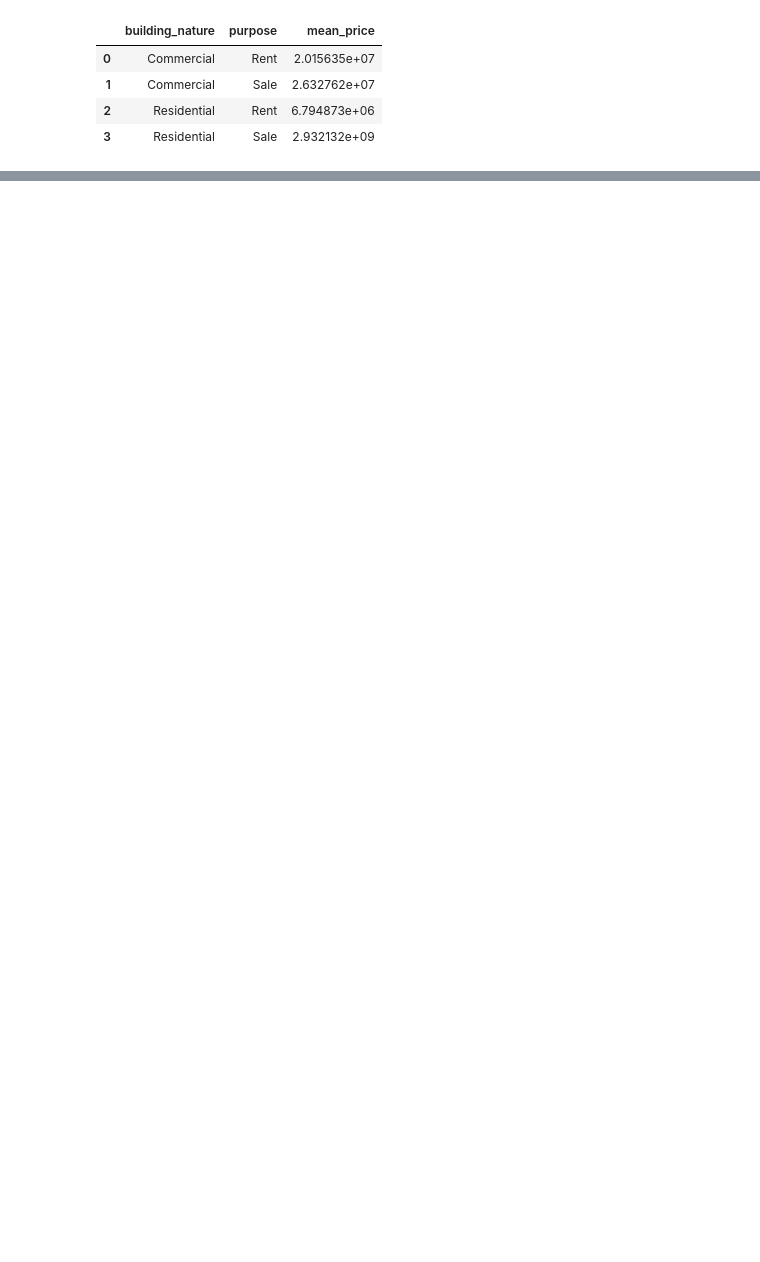
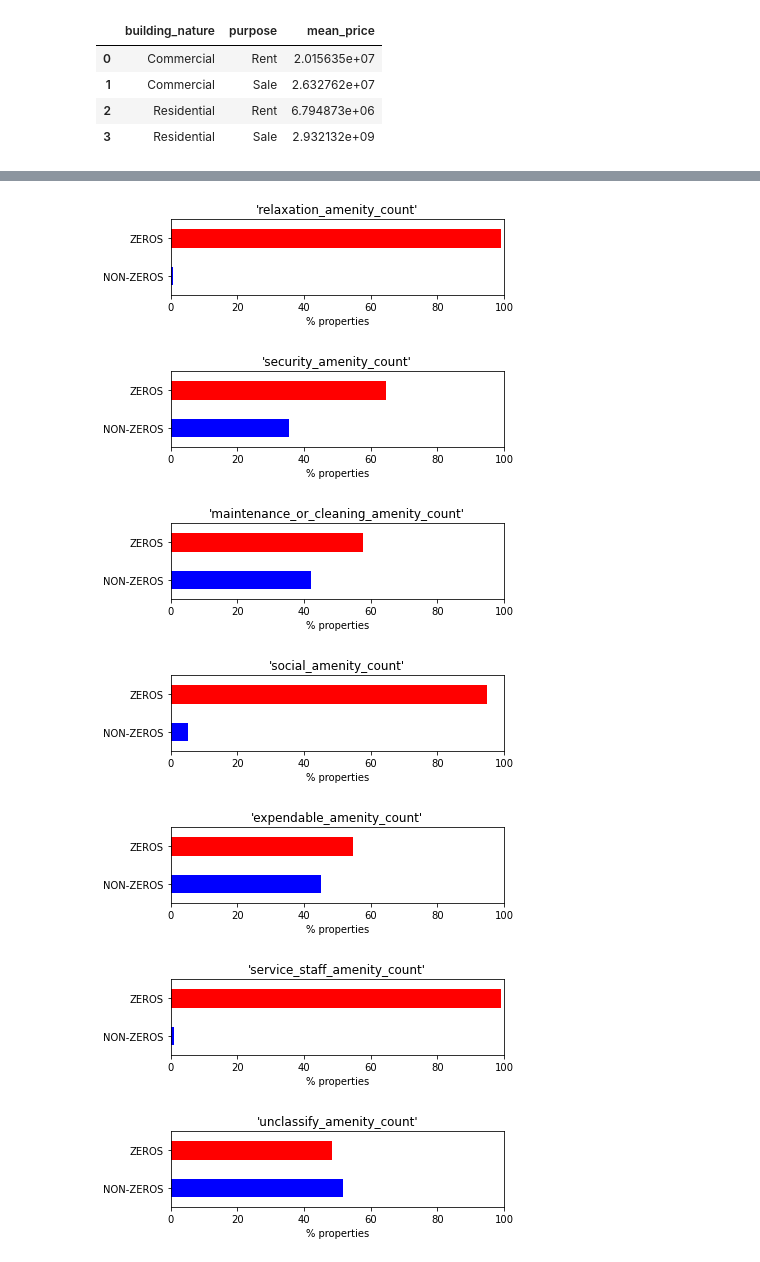
Before and after one commit to OmdenaAI/dhaka-bangladesh-real-estate-recommendation, a Jupyter notebook: src/tasks/task-3-exploratory-data-analysis/EDA - real estate market in Bangladesh.ipynb, the cells around one changed output, grey strips where cells are left out. Cells and saved outputs as stored; diff of their text form; code cells hidden in the pictures; blank space fills up the shorter version.

```diff
--- a/src/tasks/task-3-exploratory-data-analysis/EDA - real estate market in Bangladesh.ipynb
+++ b/src/tasks/task-3-exploratory-data-analysis/EDA - real estate market in Bangladesh.ipynb
@@ -894,0 +1034,5 @@ TODO:
+# %%
+amenities_vars =  ["relaxation_amenity_count","security_amenity_count","maintenance_or_cleaning_amenity_count",
+                  "social_amenity_count","expendable_amenity_count","service_staff_amenity_count",
+                   "unclassify_amenity_count"]
+amenities_vars
@@ -894,0 +1047,38 @@ TODO:
+# %%
+# Plotting how each amenity type variable is distributed over the dataset
+
+for col_name in amenities_vars:
+    # col_name = 'security_amenity_count'
+    # print(df[col_name].value_counts())
+
+    df_TMP = pd.Series(np.where(df[col_name] == 0, 'ZEROS', 'NON-ZEROS'))
+    percentages = (df_TMP.value_counts() / df_TMP.value_counts().sum()) * 100
+
+#     print()
+#     print("------------------------------------")
+#     print(percentages)
+
+    fig, ax = plt.subplots(figsize=(6, 2))
+    percentages.sort_index().plot.barh(color=['blue', 'red'])
+
+    # Set x and y axis labels
+    plt.xlabel('% properties')
+    plt.ylabel('')
+    # plt.title(f"'{col_name}': zero vs. non-zero entries")
+    plt.title(f"'{col_name}'")
+    ax.set_xlim(0, 100)
+
+    plt.tight_layout()
+
+#     plt.title("Amenity types variable distribution over the dataset")
+
+    # Show the plot
+    plt.show()
+# %% [output]
+[figure, added]
+[figure, added]
+[figure, added]
+[figure, added]
+[figure, added]
+[figure, added]
+[figure, added]
```
Also changed, not shown: parts of 111 cells of this notebook, 9 other files.
